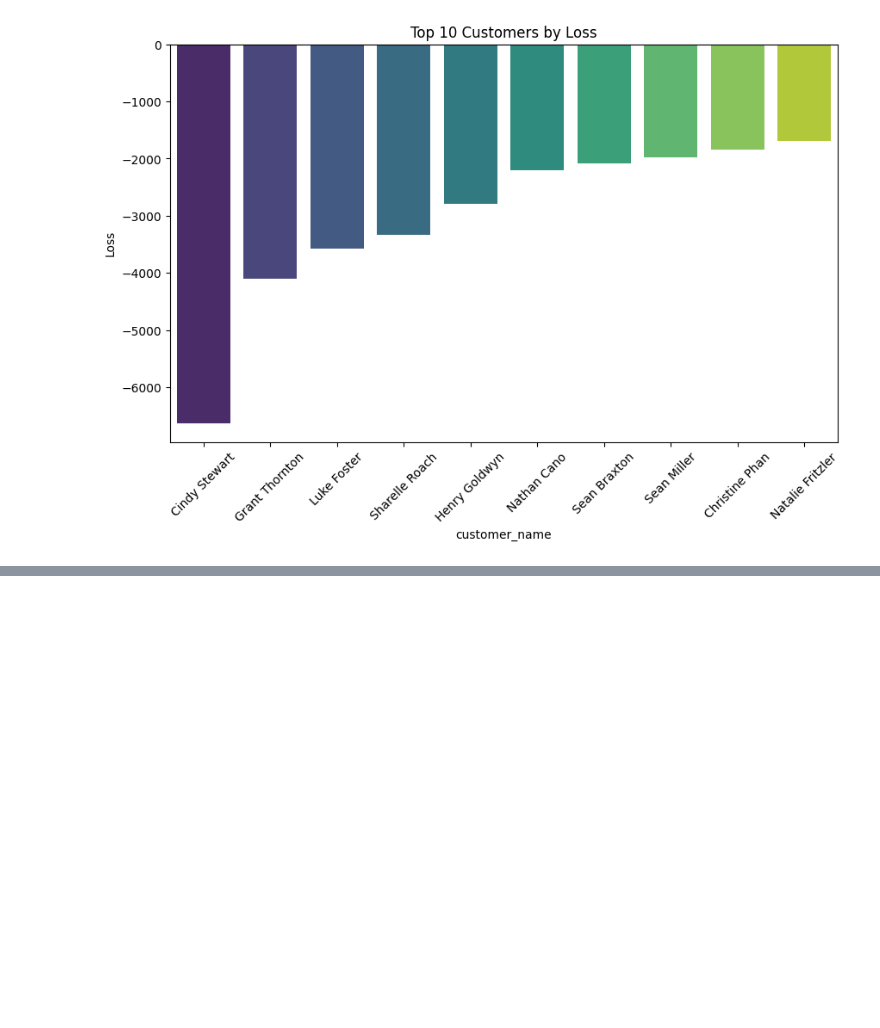
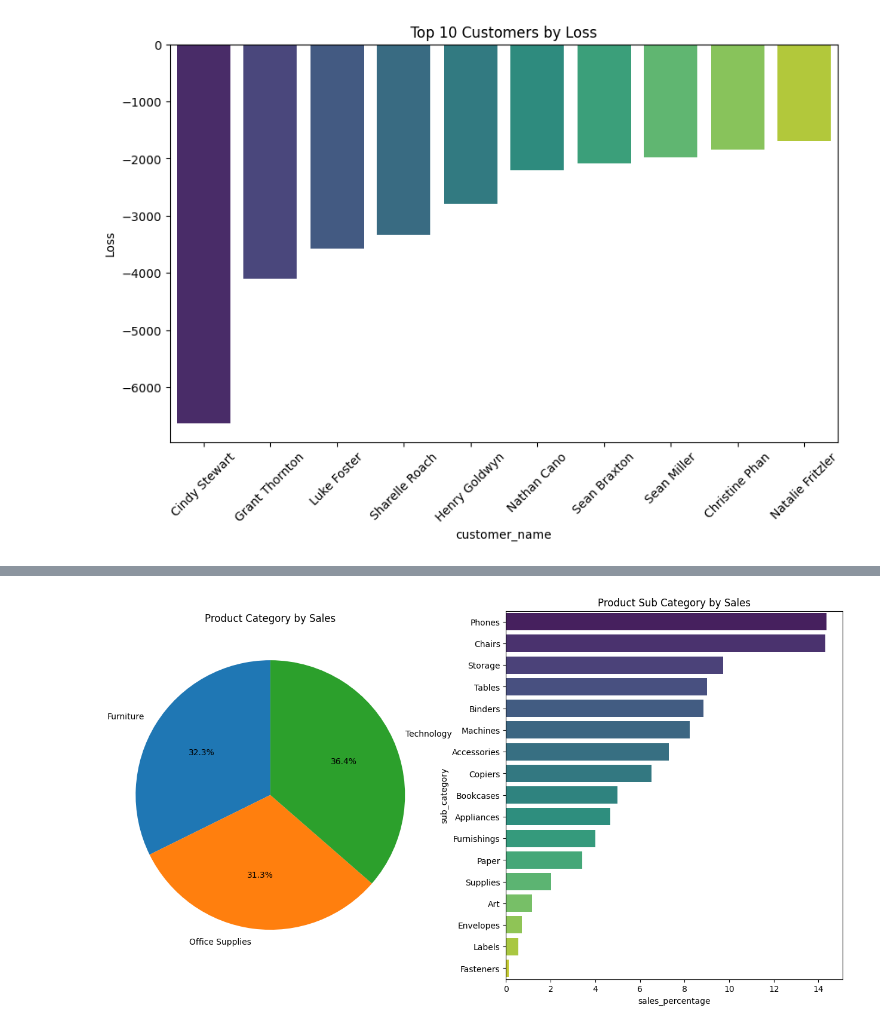
Before and after one commit to jatinchawda1503/Superstore-Data-Analysis-using-python, a Jupyter notebook: superstore.ipynb, the cells around one changed output, grey strips where cells are left out. Drawn from its saved outputs; the diff is of its cells as text; code cells hidden in the pictures; blank space fills up the shorter version.

```diff
--- a/superstore.ipynb
+++ b/superstore.ipynb
@@ -319,0 +326,18 @@ plt.show()
+# %%
+# 1. Product Category and Sub Category by Sales
+
+category_sub_category_sales = data.groupby(['category', 'sub_category'])['sales'].sum().sort_values(ascending=False).reset_index()
+category_sub_category_sales['sales_percentage'] = category_sub_category_sales['sales']/category_sub_category_sales['sales'].sum()*100
+category_sales = category_sub_category_sales.groupby('category')['sales'].sum().reset_index()
+
+
+fig = plt.figure(figsize=(16, 8))
+ax1 = fig.add_subplot(1,2,1)
+ax2 = fig.add_subplot(1,2,2)
+ax1.pie(category_sales['sales'], labels=category_sales['category'], autopct='%1.1f%%', startangle=90)
+ax1.set_title('Product Category by Sales')
+sns.barplot(x='sales_percentage', y='sub_category', data=category_sub_category_sales, ax=ax2, palette='viridis')
+ax2.set_title('Product Sub Category by Sales')
+plt.show()
+# %% [output]
+[figure, added]
```
Also changed, not shown: parts of 5 cells of this notebook.
